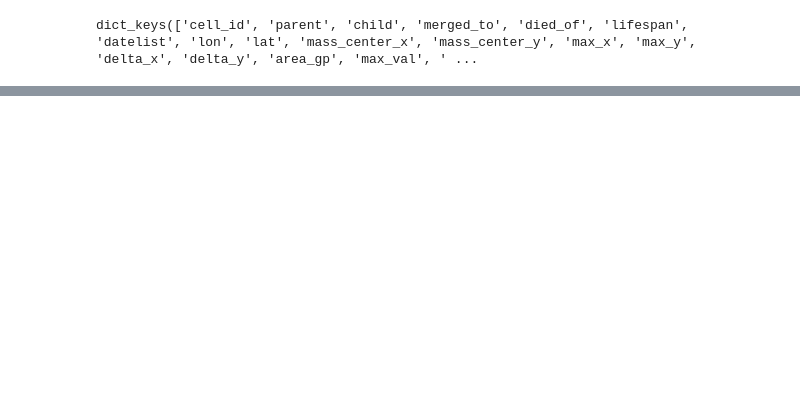
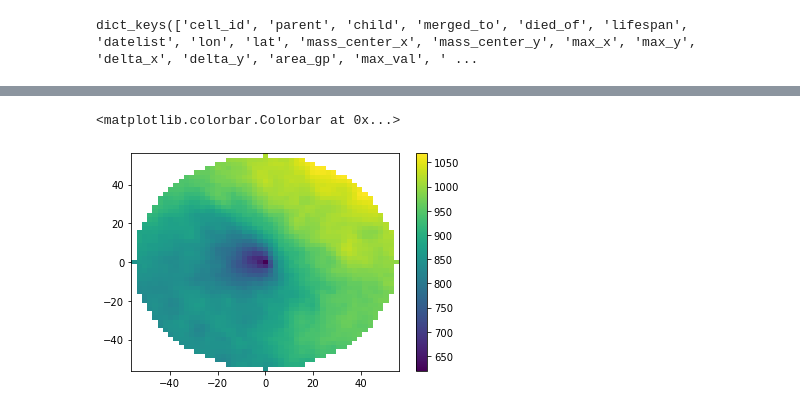
Before and after one commit to KillianBrennan/cookie_cutter, a Jupyter notebook: test_extractor.ipynb, the cells around one changed output, grey strips where cells are left out. Drawn from its saved outputs; the diff is of its cells as text; code cells hidden in the pictures; blank space fills up the shorter version.

```diff
--- a/test_extractor.ipynb
+++ b/test_extractor.ipynb
@@ -66,0 +109,5 @@ plt.colorbar()
+# %%
+inpath = "/home/kbrennan/phd/data/climate/cookies/present"
+
+# load data
+dset = xr.open_mfdataset(inpath + "/*.nc", combine="by_coords", parallel=True)
@@ -66,0 +134,8 @@ plt.colorbar()
+# %%
+# compute stats in palallel
+# mean over cell_id
+mean = dset.weighted(dset.n_timesteps).mean(dim="cell_id", skipna=True)
+# 90th percentile over cell_id
+# p90 = dset.weighted(dset.n_timesteps).quantile(0.9, dim="cell_id", skipna=True)
+# standard deviation over cell_id
+std = dset.weighted(dset.n_timesteps).std(dim="cell_id", skipna=True)
@@ -66,0 +167,6 @@ plt.colorbar()
+# %%
+plt.pcolormesh(mean.x,mean.y,mean.CAPE_MU)
+plt.colorbar()
+# %% [output]
+<matplotlib.colorbar.Colorbar at 0x...>
+[figure, added]
```
Also changed, not shown: parts of 15 cells of this notebook, 3 other files.
